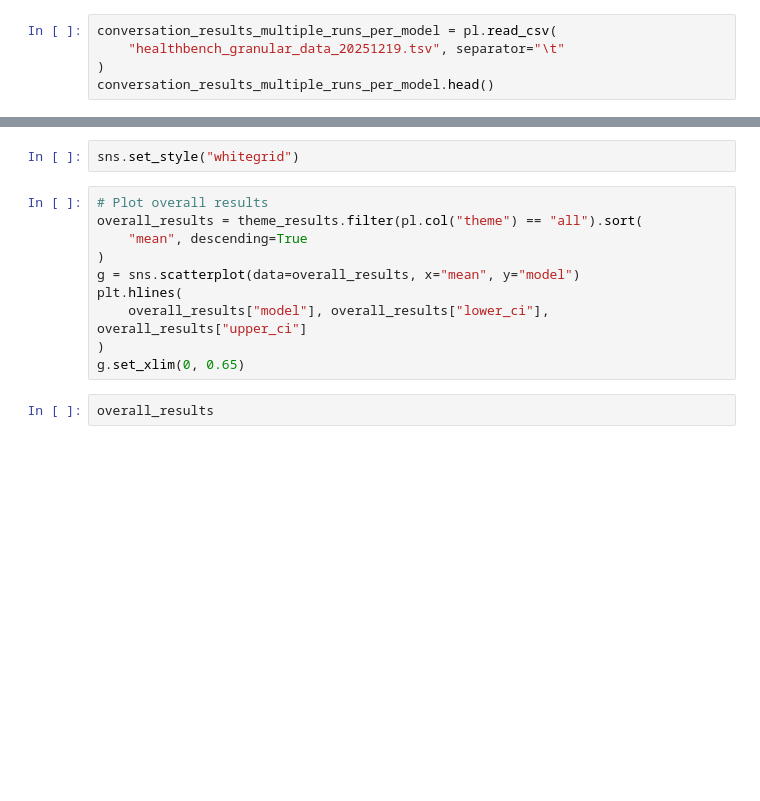
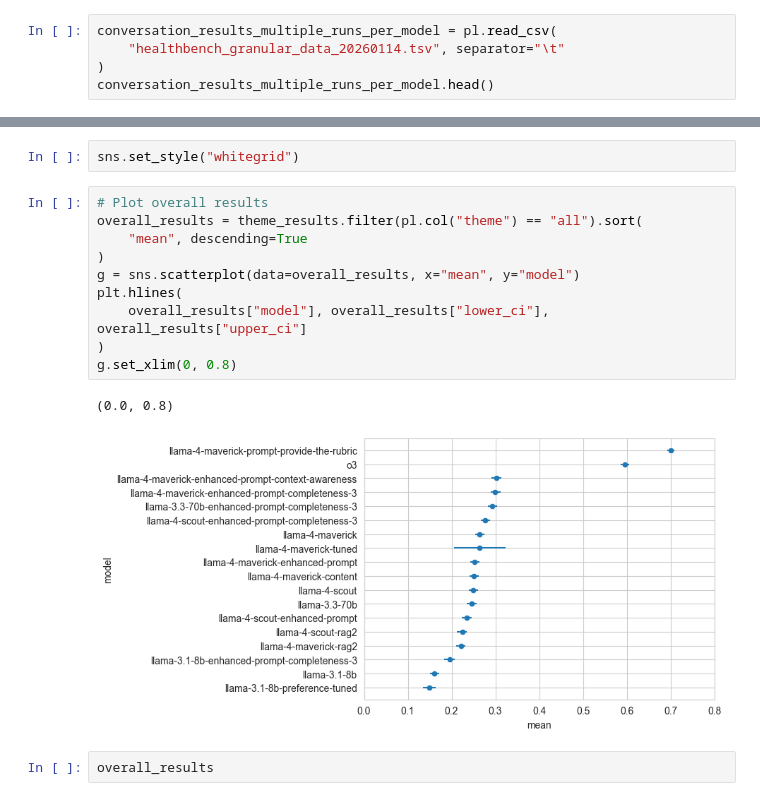
Before and after one commit to atroposhealth/healthbench_fork, a Jupyter notebook: results/plot_results.ipynb, the cells around one changed output, grey strips where cells are left out. Cells and saved outputs as stored; diff of their text form; blank space fills up the shorter version.

```diff
--- a/results/plot_results.ipynb
+++ b/results/plot_results.ipynb
@@ -5,6 +5,6 @@ import numpy as np
 import matplotlib.pyplot as plt
 # %%
 conversation_results_multiple_runs_per_model = pl.read_csv(
-    "healthbench_granular_data_20251219.tsv", separator="\t"
+    "healthbench_granular_data_20260114.tsv", separator="\t"
 )
 conversation_results_multiple_runs_per_model.head()
@@ -134,13 +165,16 @@ sns.set_style("whitegrid")
 # %%
 # Plot overall results
 overall_results = theme_results.filter(pl.col("theme") == "all").sort(
     "mean", descending=True
 )
 g = sns.scatterplot(data=overall_results, x="mean", y="model")
 plt.hlines(
     overall_results["model"], overall_results["lower_ci"], overall_results["upper_ci"]
 )
-g.set_xlim(0, 0.65)
+g.set_xlim(0, 0.8)
+# %% [output]
+(0.0, 0.8)
+[figure, added]
 # %%
 overall_results
 # %%
```
Also changed, not shown: parts of 3 cells of this notebook, 6 other files.
